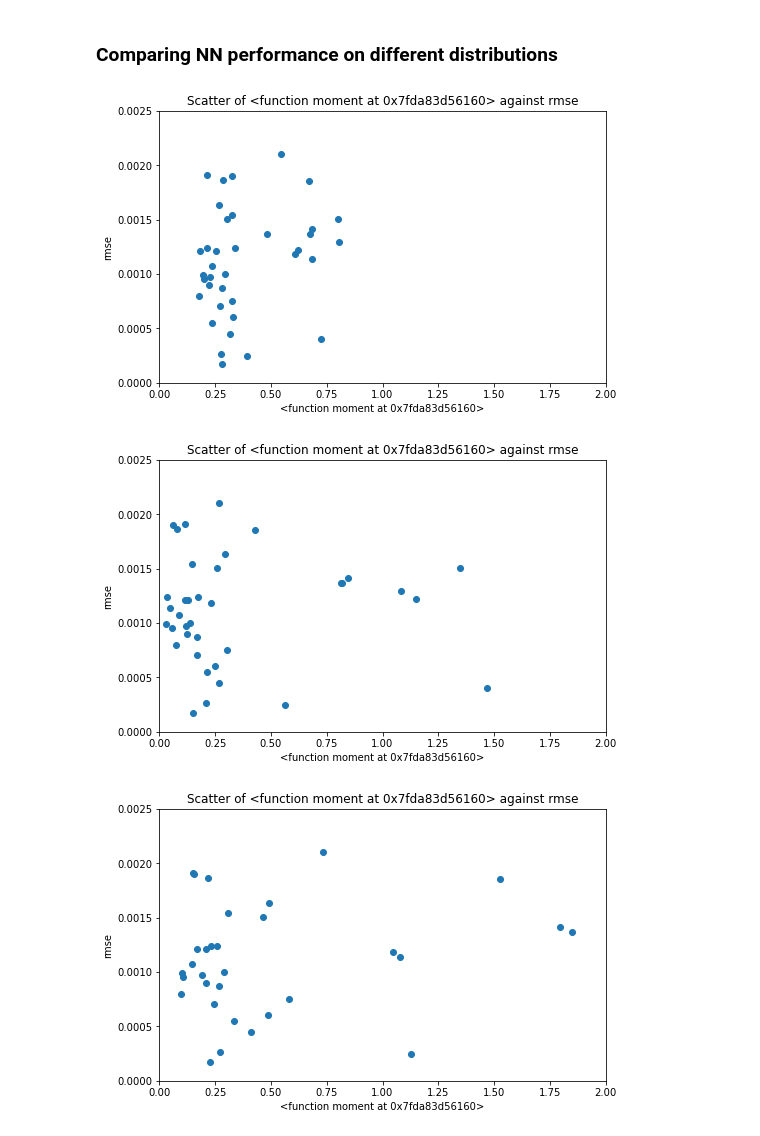
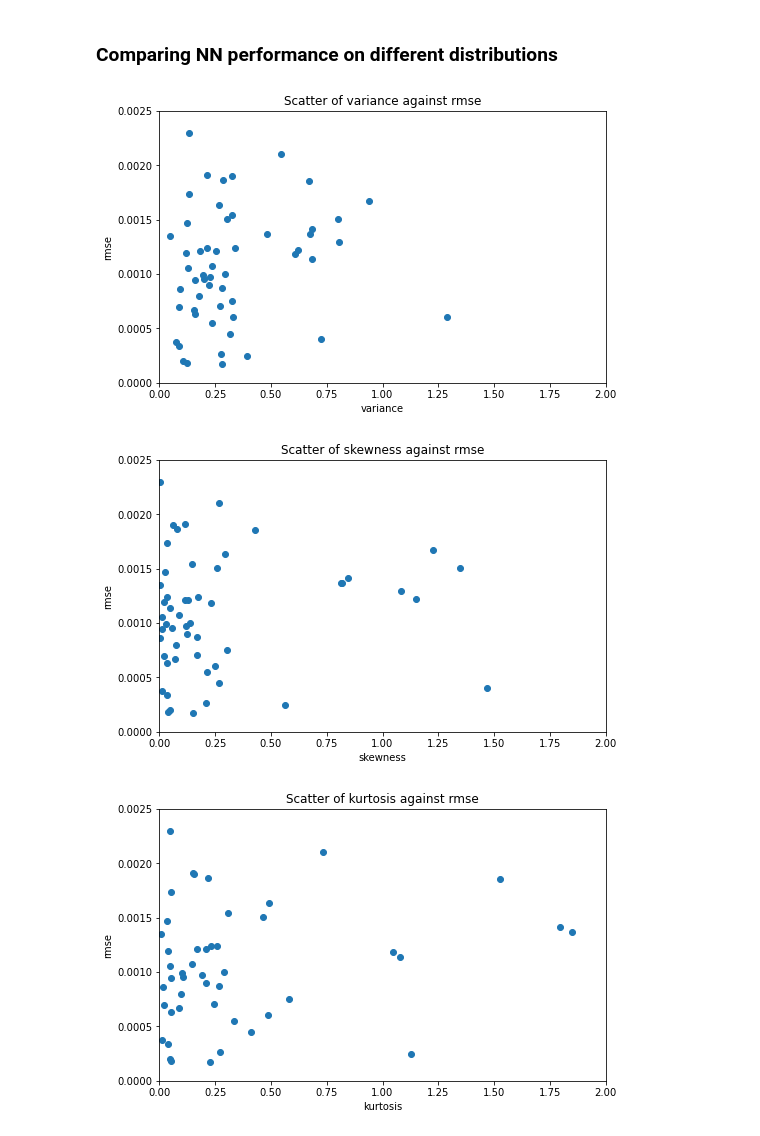
Before and after one commit to corentinwerenne/volatility_prediction, a Jupyter notebook: wip.ipynb, the cells around one changed output. Drawn from its saved outputs; the diff is of its cells as text; code cells hidden in the pictures.

```diff
--- a/wip.ipynb
+++ b/wip.ipynb
@@ -621,29 +621,16 @@ def nn_vs_moments(s, n, start, end, interval):
 moments_rmses_df = pd.read_csv('moments_rmses.csv', index_col=0)
 # %%
 moments_rmses_df = moments_rmses_df.T
-# %%
-# Remove outliers
-trues = {}
-for column in ['variance', 'skewness', 'kurtosis']:
-    trues[column] = np.abs(stats.zscore(moments_rmses_df[column])) < 0.4
-
-keepers = []
-for ticker in trues['variance'].keys():
-    keep = trues['variance'][ticker] * trues['skewness'][ticker] * trues['kurtosis'][ticker]
-    if keep == True:
-        keepers.append(ticker)
-    else:
-        continue
 # %%
 # Plot these tickers moments against the rmse
 for column in ['variance', 'skewness', 'kurtosis']:
-    plt.scatter(x=moments_rmses_df.loc[keepers][column], y=moments_rmses_df.loc[keepers]['rmse'])
+    plt.scatter(x=moments_rmses_df[column], y=moments_rmses_df['rmse'])
     plt.axis((0,2,0,0.0025))
-    plt.xlabel(moment)
+    plt.xlabel(column)
     plt.ylabel('rmse')
-    plt.title(f'Scatter of {colu} against rmse')
+    plt.title(f'Scatter of {column} against rmse')
     plt.show()
 # %% [output]
-[figure, old version]
+[figure, new version]
-[figure, old version]
+[figure, new version]
-[figure, old version]
+[figure, new version]
```
Also changed, not shown: parts of 1 cell of this notebook.
